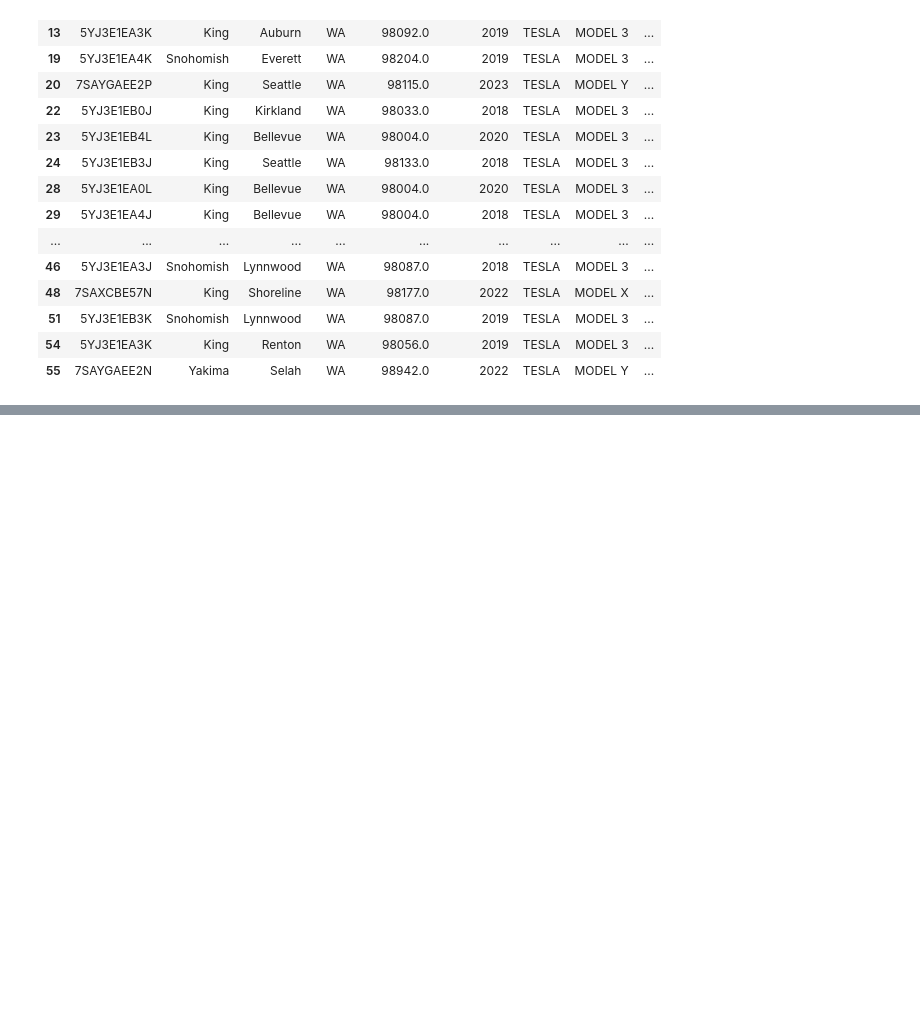
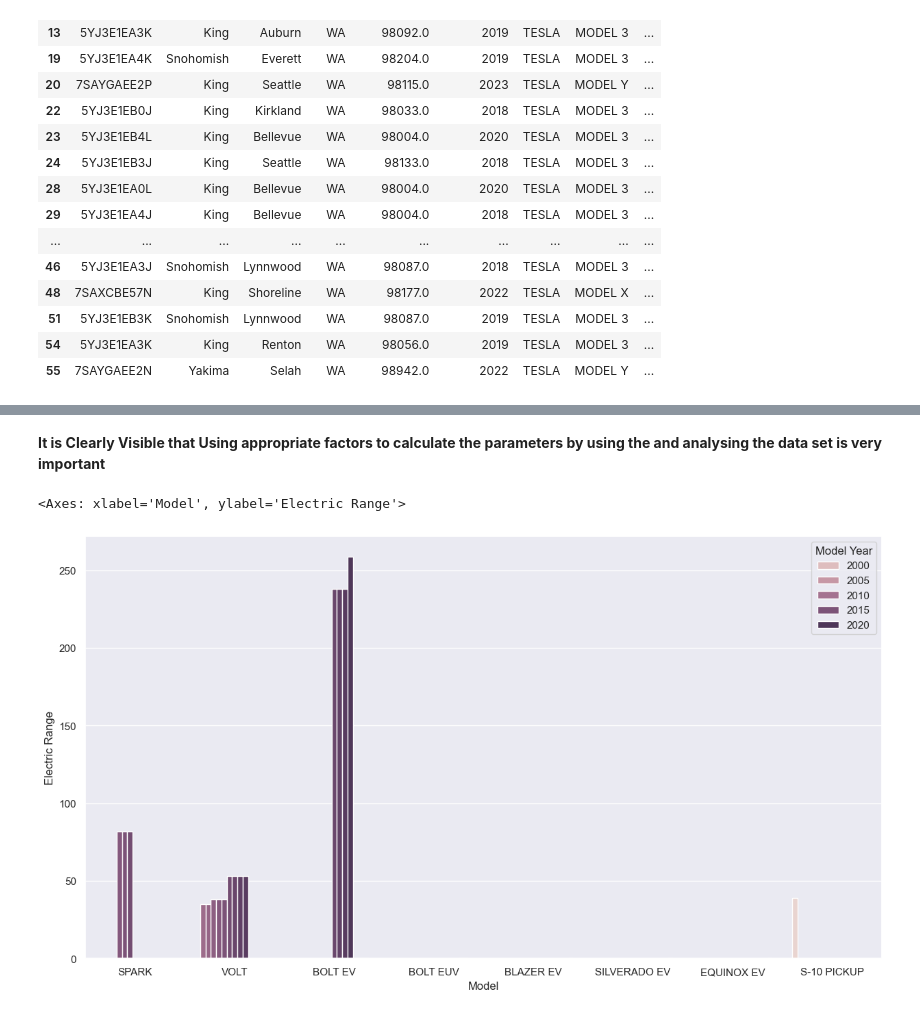
Before and after one commit to SianRods/Data-Science-ML, a Jupyter notebook: Practice Projects/DA-Electric_Vehicle.ipynb, the cells around one changed output, grey strips where cells are left out. Cells and saved outputs as stored; diff of their text form; code cells hidden in the pictures; blank space fills up the shorter version.

```diff
--- a/Practice Projects/DA-Electric_Vehicle.ipynb
+++ b/Practice Projects/DA-Electric_Vehicle.ipynb
@@ -223,0 +341,9 @@ tesla_df.head(20)
+# %% [markdown]
+**It is Clearly Visible that Using appropriate factors to calculate the parameters by using the and analysing the data set is very important**
+# %%
+# Analysing the Second Best Car Provider in Electirc Range (Chevorlet)
+plt.figure(figsize=(15, 8))
+sns.barplot(x='Model', y='Electric Range', hue='Model Year', data=vehicle_df[vehicle_df['Make']=='CHEVROLET'])
+# %% [output]
+<Axes: xlabel='Model', ylabel='Electric Range'>
+[figure, added]
```
Also changed, not shown: parts of 21 cells of this notebook.
